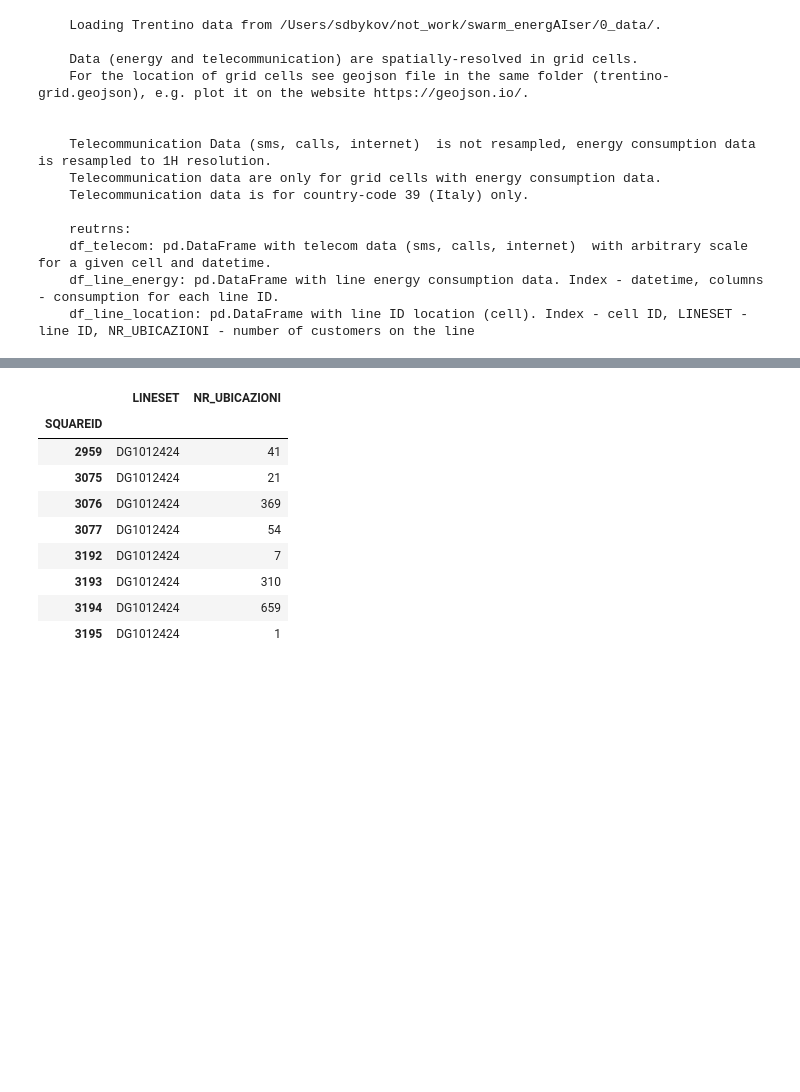
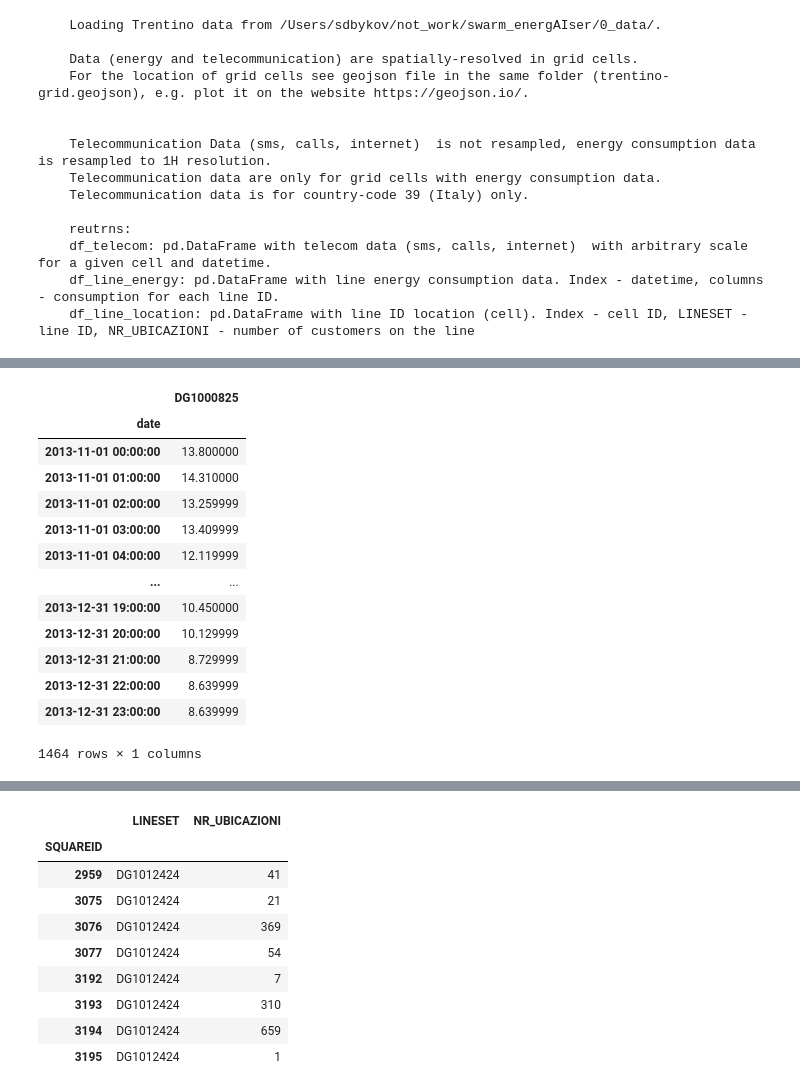
Before and after one commit to SergeiDBykov/swarm_energAIser, a Jupyter notebook: 1_exploratory_analysis/3_trentino/1_trentino_eda.ipynb, the cells around one changed output, grey strips where cells are left out. Saved outputs shown, nothing was run; the diff lists cells and outputs as text; code cells hidden in the pictures; blank space fills up the shorter version.

```diff
--- a/1_exploratory_analysis/3_trentino/1_trentino_eda.ipynb
+++ b/1_exploratory_analysis/3_trentino/1_trentino_eda.ipynb
@@ -53,0 +71,17 @@ telecom
+# %%
+energy[['DG1000825']]
+# %% [output]
+|  | DG1000825 |
+| date |  |
+| 2013-11-01 00:00:00 | 13.800000 |
+| 2013-11-01 01:00:00 | 14.310000 |
+| 2013-11-01 02:00:00 | 13.259999 |
+| 2013-11-01 03:00:00 | 13.409999 |
+| 2013-11-01 04:00:00 | 12.119999 |
+| ... | ... |
+| 2013-12-31 19:00:00 | 10.450000 |
+| 2013-12-31 20:00:00 | 10.129999 |
+| 2013-12-31 21:00:00 | 8.729999 |
+| 2013-12-31 22:00:00 | 8.639999 |
+| 2013-12-31 23:00:00 | 8.639999 |
+1464 rows × 1 columns
```
Also changed, not shown: parts of 5 cells of this notebook, 3 other files.
